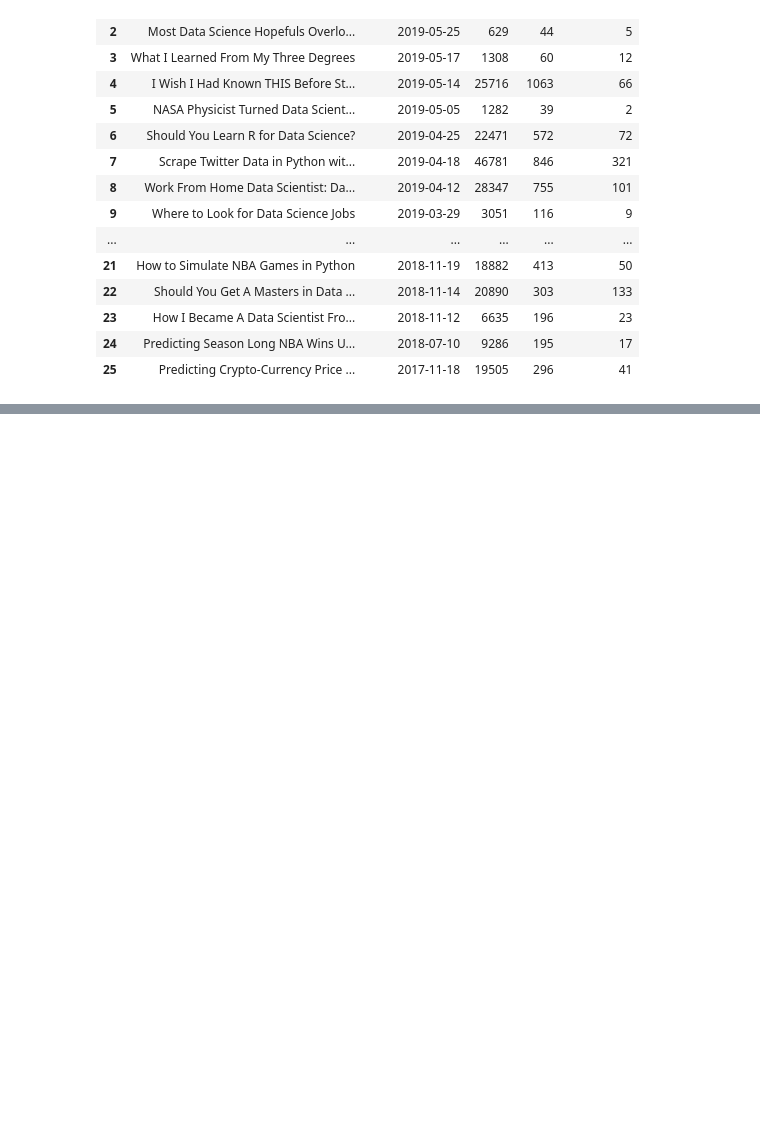
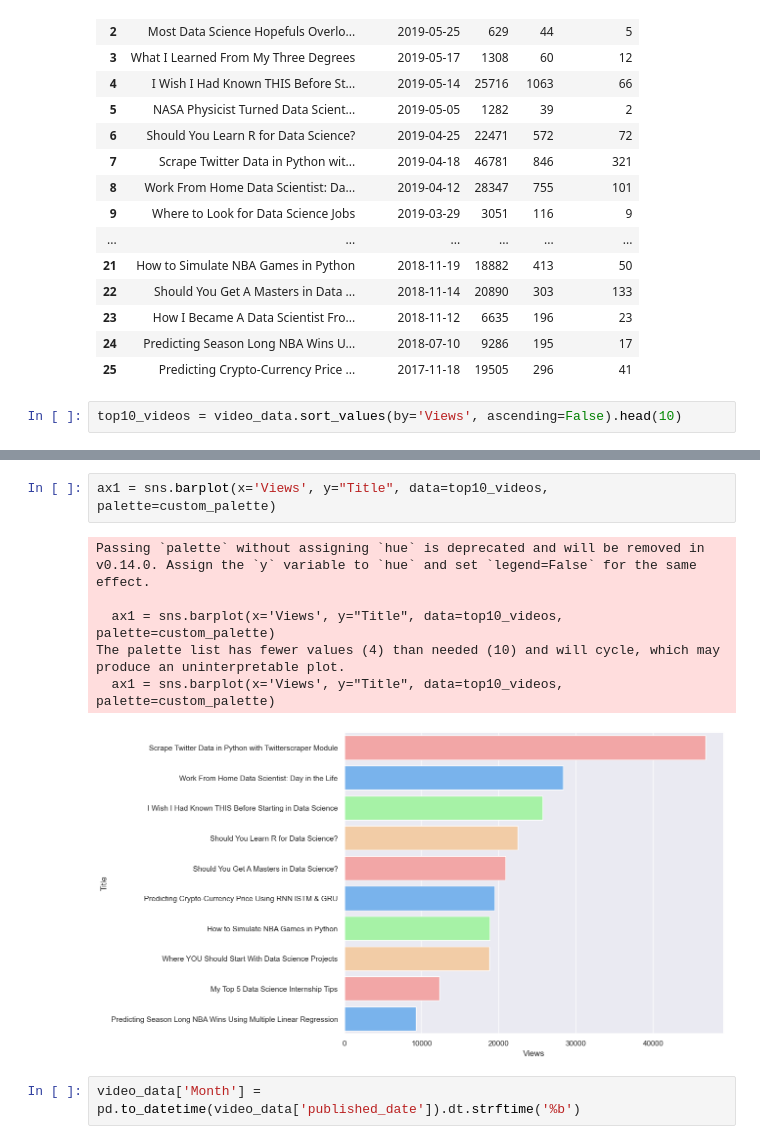
Before and after one commit to firdoush01/Scrape-YouTube-using-YouTube-Data-API-using-Python, a Jupyter notebook: YT_Analysis.ipynb, the cells around one changed output, grey strips where cells are left out. Drawn from its saved outputs; the diff is of its cells as text; blank space fills up the shorter version.

Commit message:
perform multiple visualization on video details

```diff
--- a/YT_Analysis.ipynb
+++ b/YT_Analysis.ipynb
@@ -238,3 +238,5 @@ video_data
 | 23 | How I Became A Data Scientist Fro... | 2018-11-12 | 6635 | 196 | 23 |
 | 24 | Predicting Season Long NBA Wins U... | 2018-07-10 | 9286 | 195 | 17 |
 | 25 | Predicting Crypto-Currency Price ... | 2017-11-18 | 19505 | 296 | 41 |
+# %%
+top10_videos = video_data.sort_values(by='Views', ascending=False).head(10)
@@ -240,0 +257,11 @@ video_data
+# %%
+ax1 = sns.barplot(x='Views', y="Title", data=top10_videos, palette=custom_palette)
+# %% [output]
+Passing `palette` without assigning `hue` is deprecated and will be removed in v0.14.0. Assign the `y` variable to `hue` and set `legend=False` for the same effect.
+
+  ax1 = sns.barplot(x='Views', y="Title", data=top10_videos, palette=custom_palette)
+The palette list has fewer values (4) than needed (10) and will cycle, which may produce an uninterpretable plot.
+  ax1 = sns.barplot(x='Views', y="Title", data=top10_videos, palette=custom_palette)
+[figure, added]
+# %%
+video_data['Month'] = pd.to_datetime(video_data['published_date']).dt.strftime('%b')
```
Also changed, not shown: parts of 9 cells of this notebook, 1 other file.
